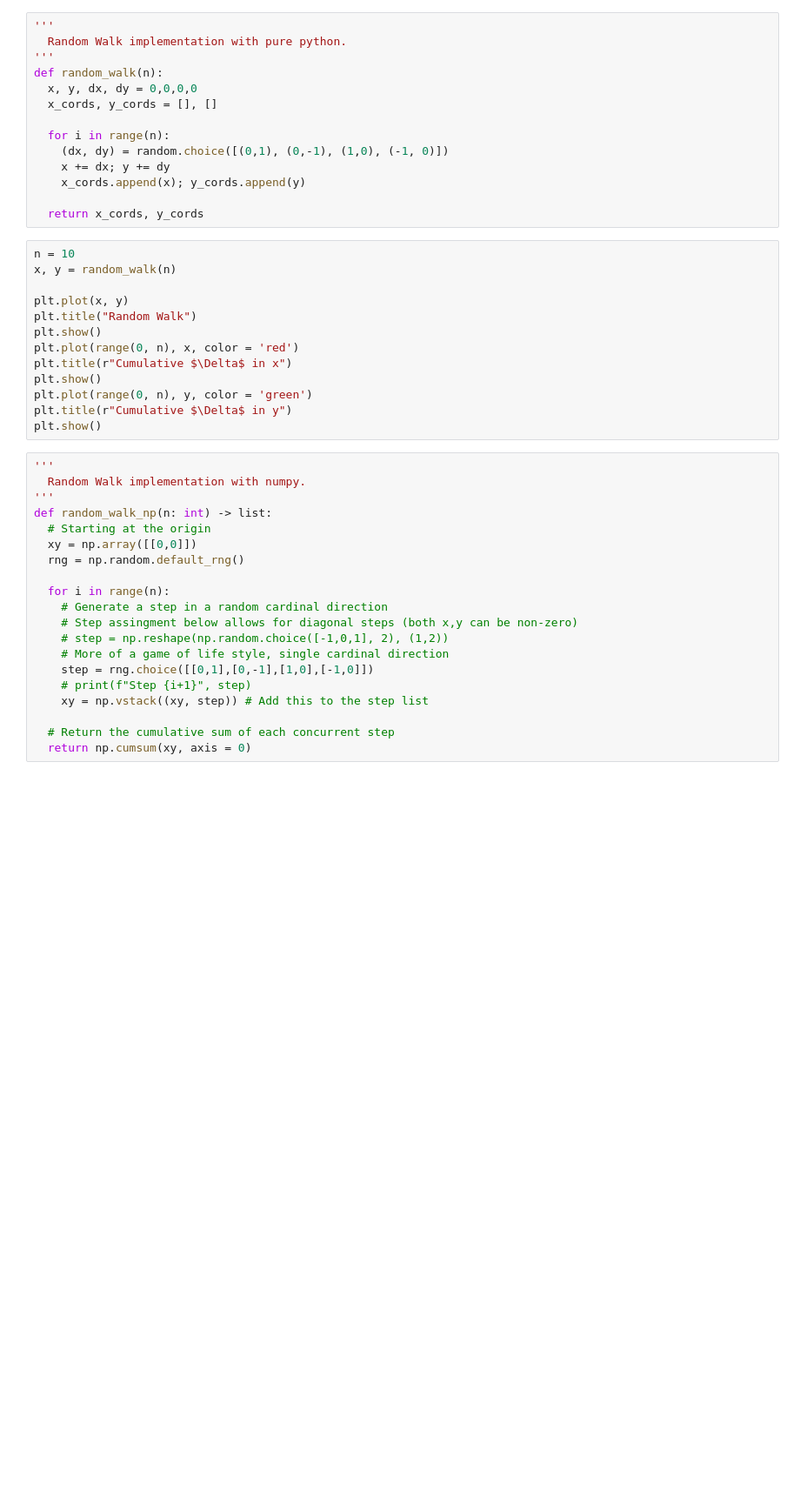
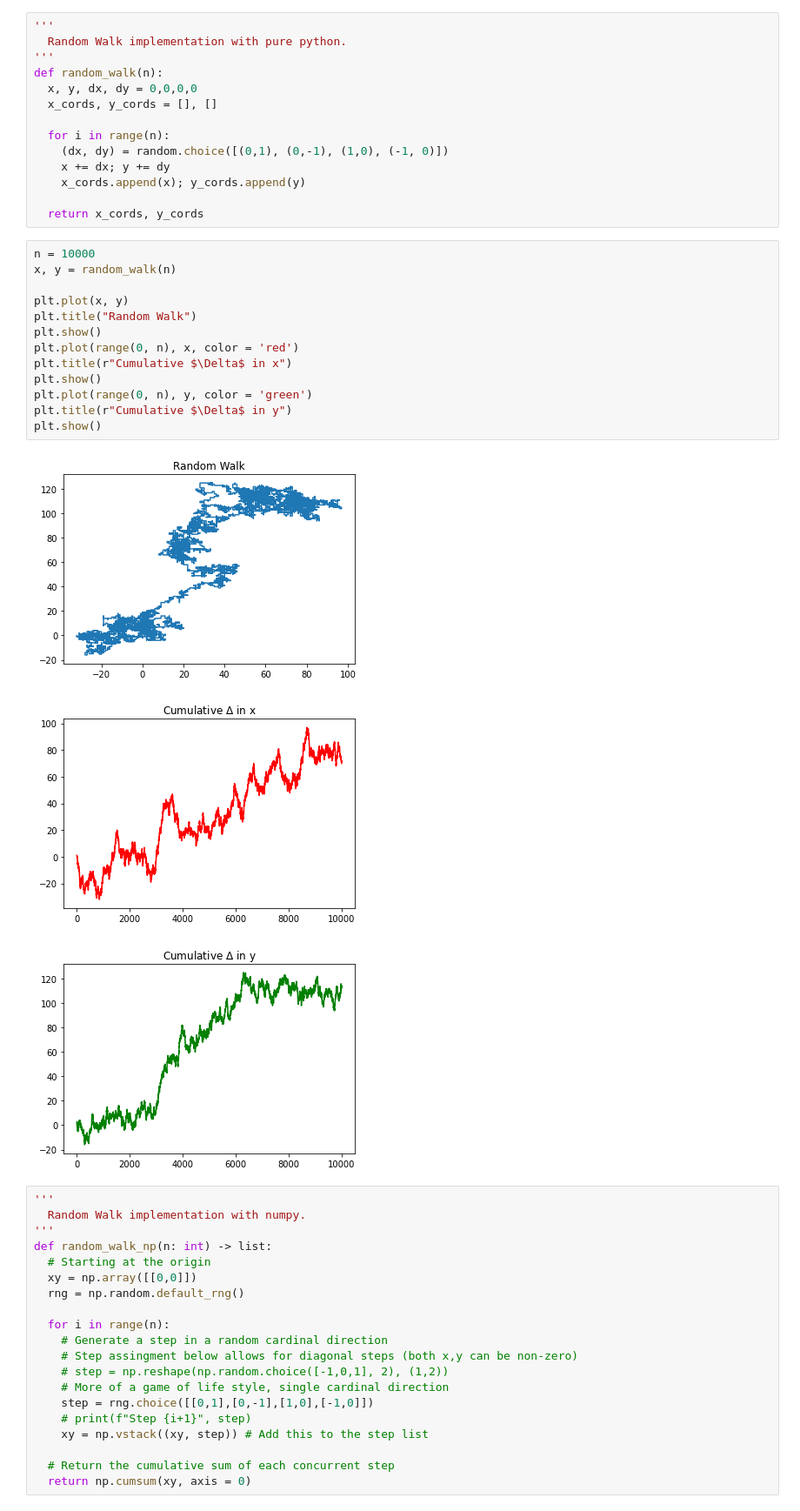
Before and after one commit to jackson-gregoire/ML-Sandbox, a Jupyter notebook: random_walk.ipynb, the cells around one changed output. Shown at 87% size. Drawn from its saved outputs; the diff is of its cells as text; blank space fills up the shorter version.

Commit message:
Random walk stuff with some basic visuals.

```diff
--- a/random_walk.ipynb
+++ b/random_walk.ipynb
@@ -20,18 +20,22 @@ def random_walk(n):
 
   return x_cords, y_cords
 # %%
-n = 10
+n = 10000
 x, y = random_walk(n)
 
 plt.plot(x, y)
 plt.title("Random Walk")
 plt.show()
 plt.plot(range(0, n), x, color = 'red')
 plt.title(r"Cumulative $\Delta$ in x")
 plt.show()
 plt.plot(range(0, n), y, color = 'green')
 plt.title(r"Cumulative $\Delta$ in y")
 plt.show()
+# %% [output]
+[figure, added]
+[figure, added]
+[figure, added]
 # %%
 '''
   Random Walk implementation with numpy.
```
